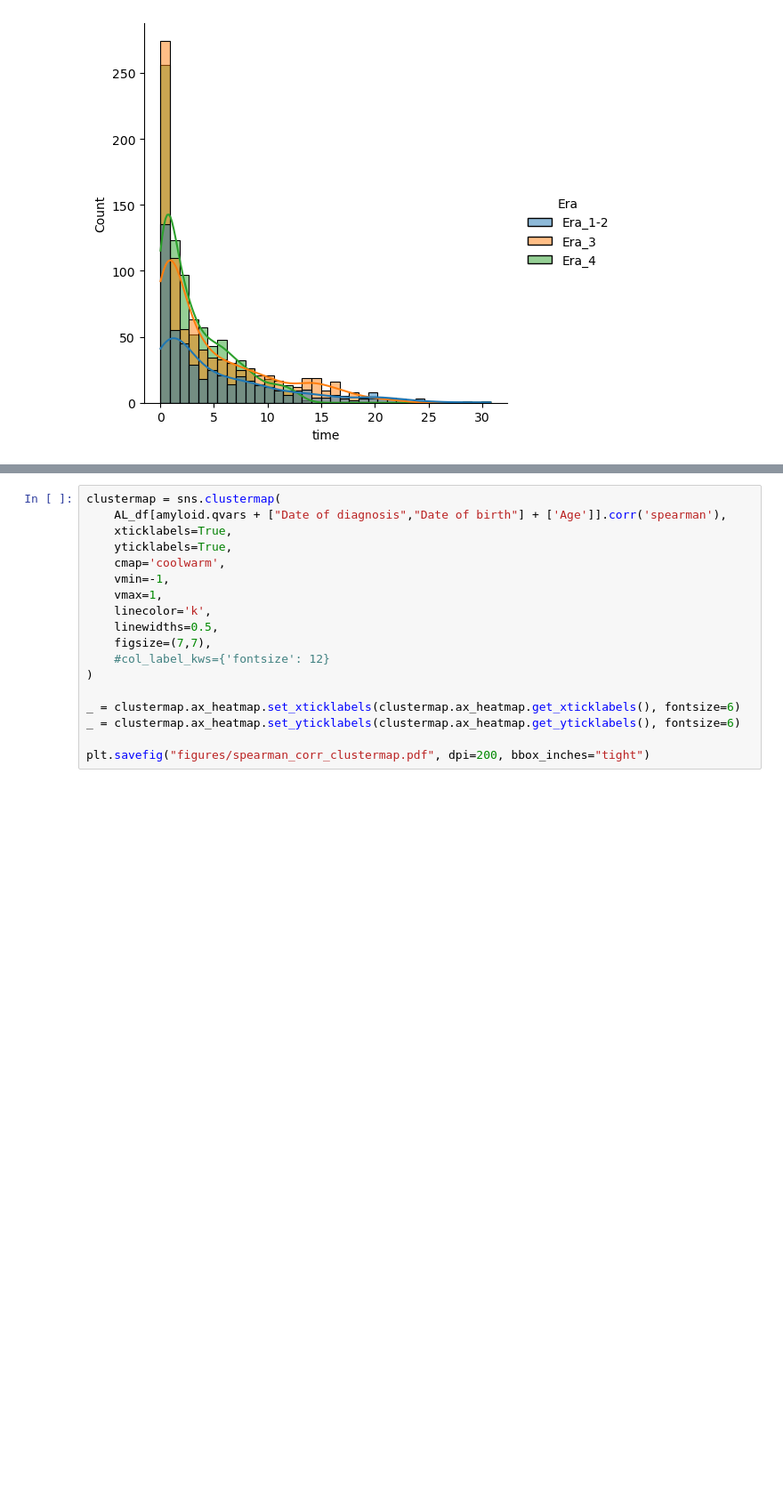
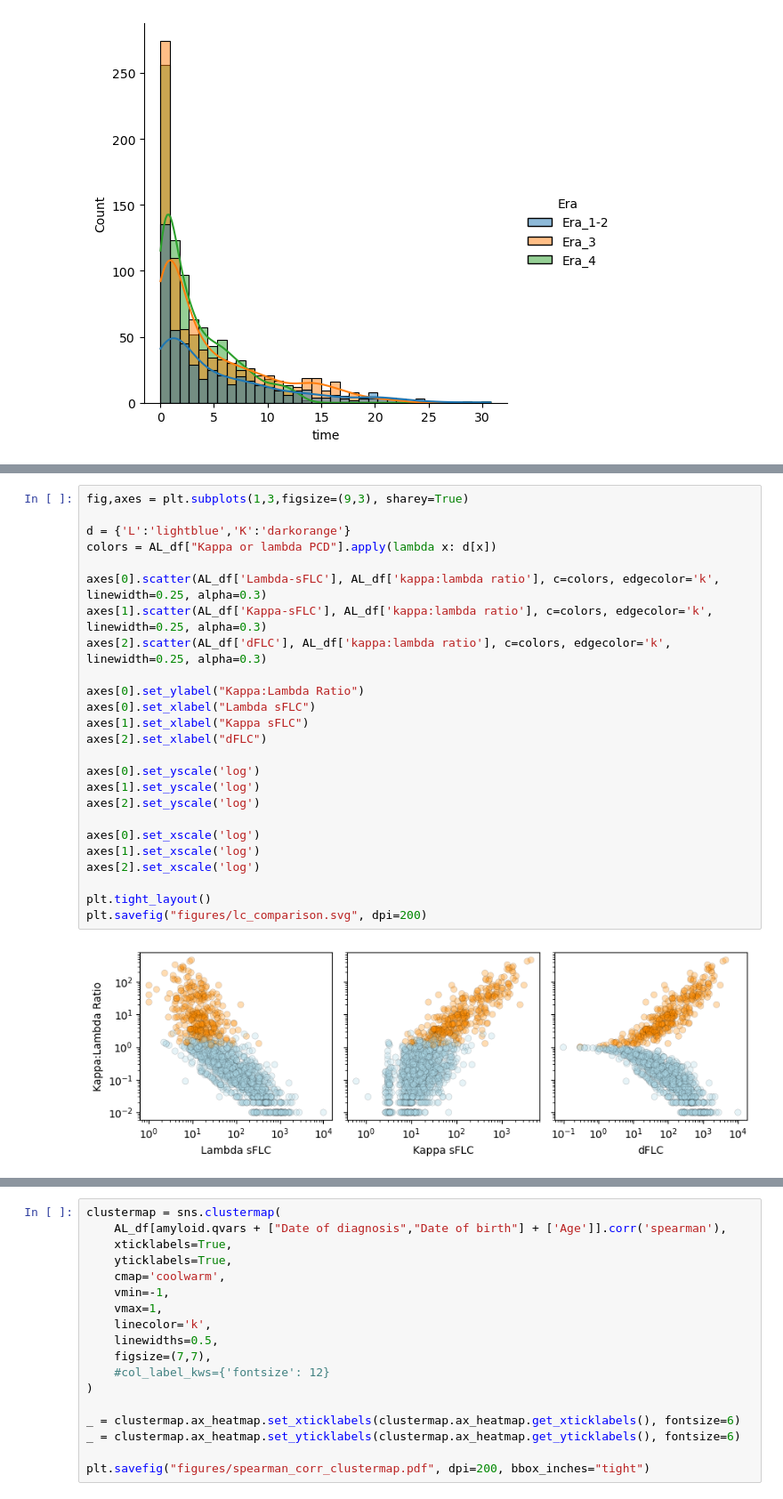
Before and after one commit to shankara-a/amyloidosis_bmc_2023, a Jupyter notebook: 01a_process.ipynb, the cells around one changed output, grey strips where cells are left out. Shown at 89% size. Saved outputs shown, nothing was run; the diff lists cells and outputs as text; blank space fills up the shorter version.

```diff
--- a/01a_process.ipynb
+++ b/01a_process.ipynb
@@ -139,0 +198,27 @@ plt.savefig("figures/TTE_by_era.pdf", dpi=200, bbox_inches="tight")
+# %%
+fig,axes = plt.subplots(1,3,figsize=(9,3), sharey=True)
+
+d = {'L':'lightblue','K':'darkorange'}
+colors = AL_df["Kappa or lambda PCD"].apply(lambda x: d[x])
+
+axes[0].scatter(AL_df['Lambda-sFLC'], AL_df['kappa:lambda ratio'], c=colors, edgecolor='k', linewidth=0.25, alpha=0.3)
+axes[1].scatter(AL_df['Kappa-sFLC'], AL_df['kappa:lambda ratio'], c=colors, edgecolor='k', linewidth=0.25, alpha=0.3)
+axes[2].scatter(AL_df['dFLC'], AL_df['kappa:lambda ratio'], c=colors, edgecolor='k', linewidth=0.25, alpha=0.3)
+
+axes[0].set_ylabel("Kappa:Lambda Ratio")
+axes[0].set_xlabel("Lambda sFLC")
+axes[1].set_xlabel("Kappa sFLC")
+axes[2].set_xlabel("dFLC")
+
+axes[0].set_yscale('log')
+axes[1].set_yscale('log')
+axes[2].set_yscale('log')
+
+axes[0].set_xscale('log')
+axes[1].set_xscale('log')
+axes[2].set_xscale('log')
+
+plt.tight_layout()
+plt.savefig("figures/lc_comparison.svg", dpi=200)
+# %% [output]
+[figure, added]
```
Also changed, not shown: parts of 6 cells of this notebook, 7 other files.
